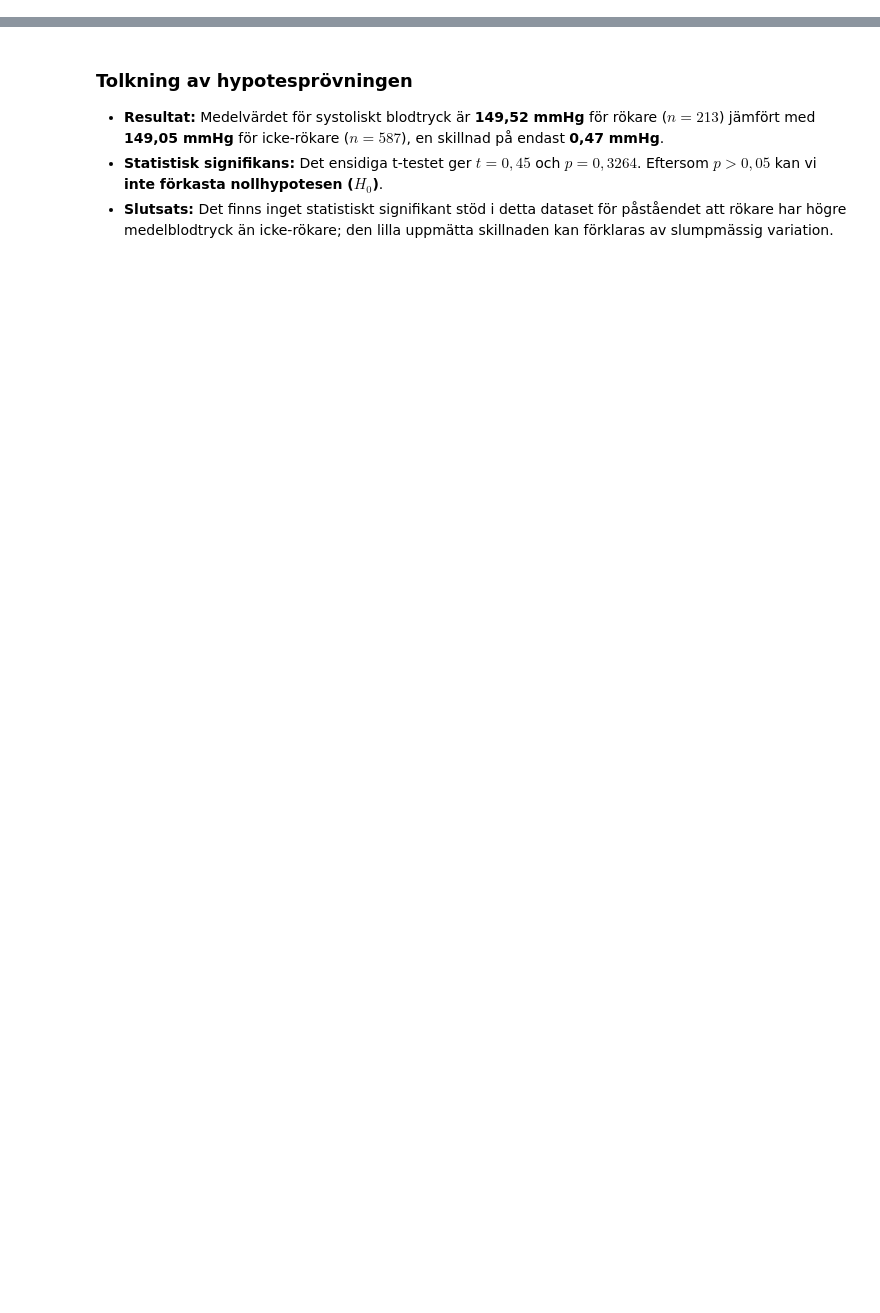
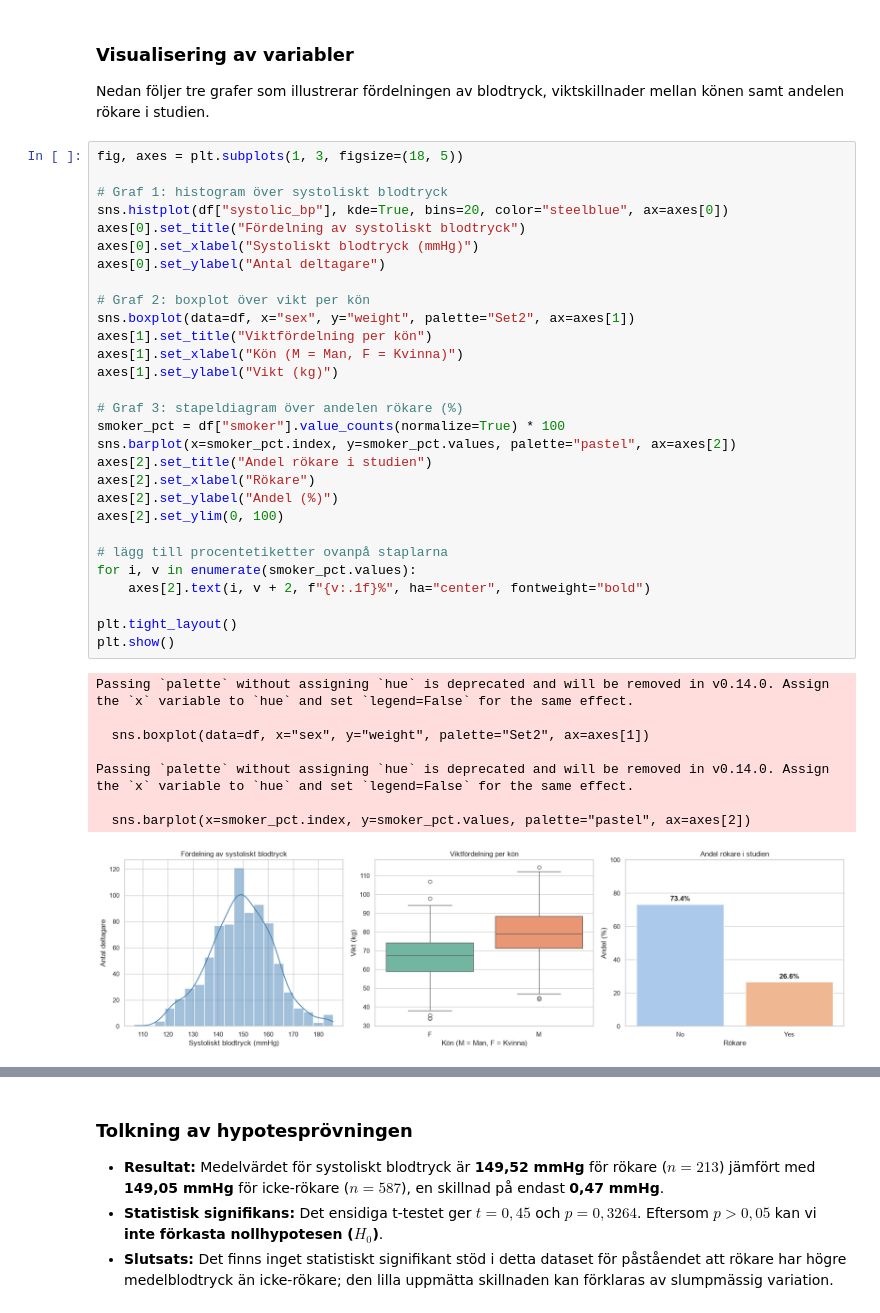
Before and after one commit to JacobFrid/Grundl-ggande-analys-och-statistik, a Jupyter notebook: mitt_projekt/data/del1_analys.ipynb, the cells around one changed output, grey strips where cells are left out. Drawn from its saved outputs; the diff is of its cells as text; blank space fills up the shorter version.

```diff
--- a/mitt_projekt/data/del1_analys.ipynb
+++ b/mitt_projekt/data/del1_analys.ipynb
@@ -0,0 +67,41 @@
+# %% [markdown]
+### Visualisering av variabler
+Nedan följer tre grafer som illustrerar fördelningen av blodtryck, viktskillnader mellan könen samt andelen rökare i studien.
+# %%
+fig, axes = plt.subplots(1, 3, figsize=(18, 5))
+
+# Graf 1: histogram över systoliskt blodtryck
+sns.histplot(df["systolic_bp"], kde=True, bins=20, color="steelblue", ax=axes[0])
+axes[0].set_title("Fördelning av systoliskt blodtryck")
+axes[0].set_xlabel("Systoliskt blodtryck (mmHg)")
+axes[0].set_ylabel("Antal deltagare")
+
+# Graf 2: boxplot över vikt per kön
+sns.boxplot(data=df, x="sex", y="weight", palette="Set2", ax=axes[1])
+axes[1].set_title("Viktfördelning per kön")
+axes[1].set_xlabel("Kön (M = Man, F = Kvinna)")
+axes[1].set_ylabel("Vikt (kg)")
+
+# Graf 3: stapeldiagram över andelen rökare (%)
+smoker_pct = df["smoker"].value_counts(normalize=True) * 100
+sns.barplot(x=smoker_pct.index, y=smoker_pct.values, palette="pastel", ax=axes[2])
+axes[2].set_title("Andel rökare i studien")
+axes[2].set_xlabel("Rökare")
+axes[2].set_ylabel("Andel (%)")
+axes[2].set_ylim(0, 100)
+
+# lägg till procentetiketter ovanpå staplarna
+for i, v in enumerate(smoker_pct.values):
+    axes[2].text(i, v + 2, f"{v:.1f}%", ha="center", fontweight="bold")
+
+plt.tight_layout()
+plt.show()
+# %% [output]
+Passing `palette` without assigning `hue` is deprecated and will be removed in v0.14.0. Assign the `x` variable to `hue` and set `legend=False` for the same effect.
+
+  sns.boxplot(data=df, x="sex", y="weight", palette="Set2", ax=axes[1])
+
+Passing `palette` without assigning `hue` is deprecated and will be removed in v0.14.0. Assign the `x` variable to `hue` and set `legend=False` for the same effect.
+
+  sns.barplot(x=smoker_pct.index, y=smoker_pct.values, palette="pastel", ax=axes[2])
+[figure, added]
```
Also changed, not shown: parts of 20 cells of this notebook, 1 other file.
